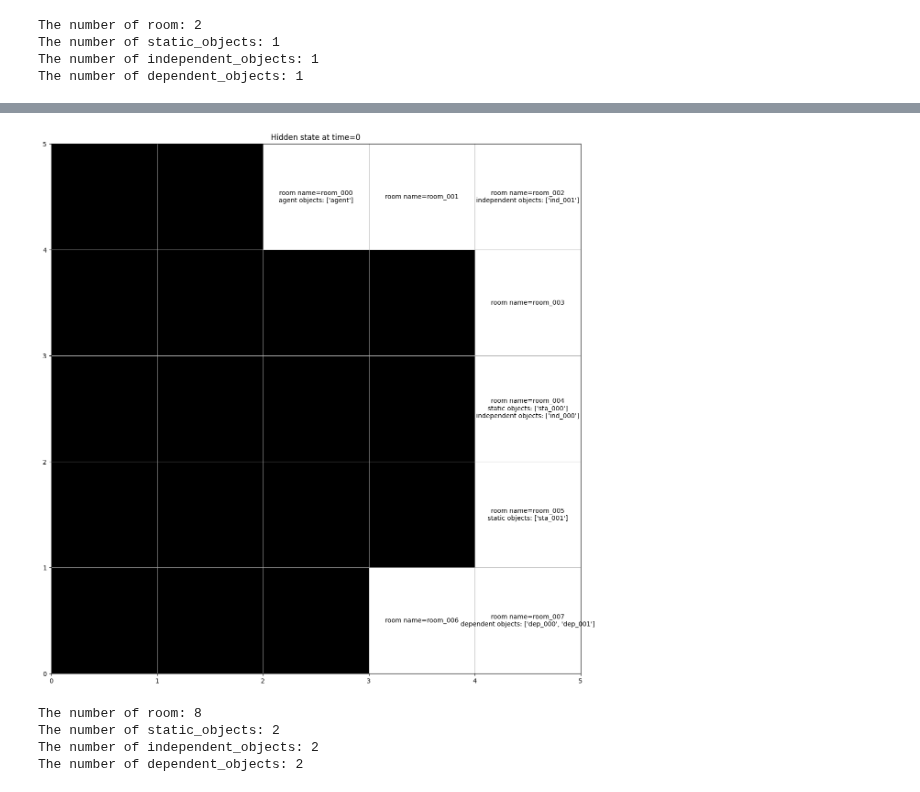
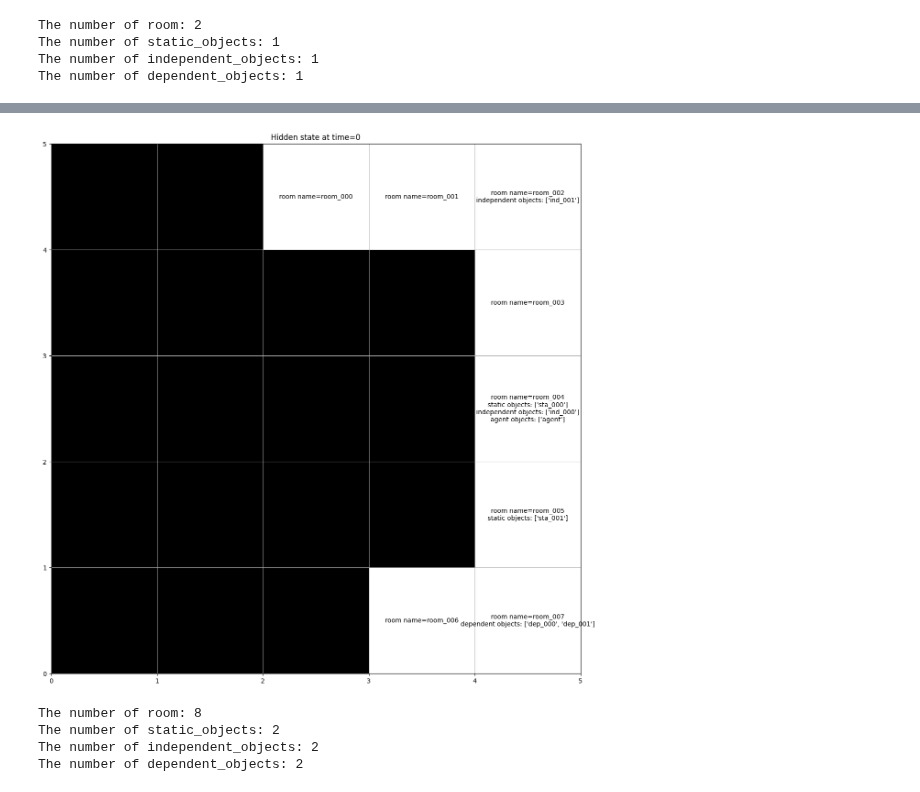
Before and after one commit to humemai/room-env, a Jupyter notebook: room-env-v2.ipynb, the cells around one changed output, grey strips where cells are left out. Saved outputs shown, nothing was run; the diff lists cells and outputs as text; code cells hidden in the pictures.

Commit message:
Update room configuration for agent in JSON files

```diff
--- a/room-env-v2.ipynb
+++ b/room-env-v2.ipynb
@@ -109,26 +109,26 @@ The number of dependent_objects: 1
 # %%
 from room_env.envs.room2 import RoomEnv2
 
 env_config = {
     "question_prob": 1.0,
     "seed": 0,
     "terminates_at": 99,
     "randomize_observations": "none",
-    "room_size": "m",
+    "room_size": "m-different-prob",
     "make_everything_static": False,
     "rewards": {"correct": 1, "wrong": -1, "partial": -1},
     "num_total_questions": 100,
     "question_interval": 1,
     "include_walls_in_observations": True,
 }
 
 env = RoomEnv2(**env_config)
 observations, info = env.reset()
 env.render("image", save_fig_dir="./DEBUG/")
 for key, val in env.names.items():
     print(f"The number of {key}: {len(val)}")
 # %% [output]
-[figure, old version]
+[figure, new version]
 The number of room: 8
 The number of static_objects: 2
 The number of independent_objects: 2
```
Also changed, not shown: parts of 4 cells of this notebook, 10 other files.
